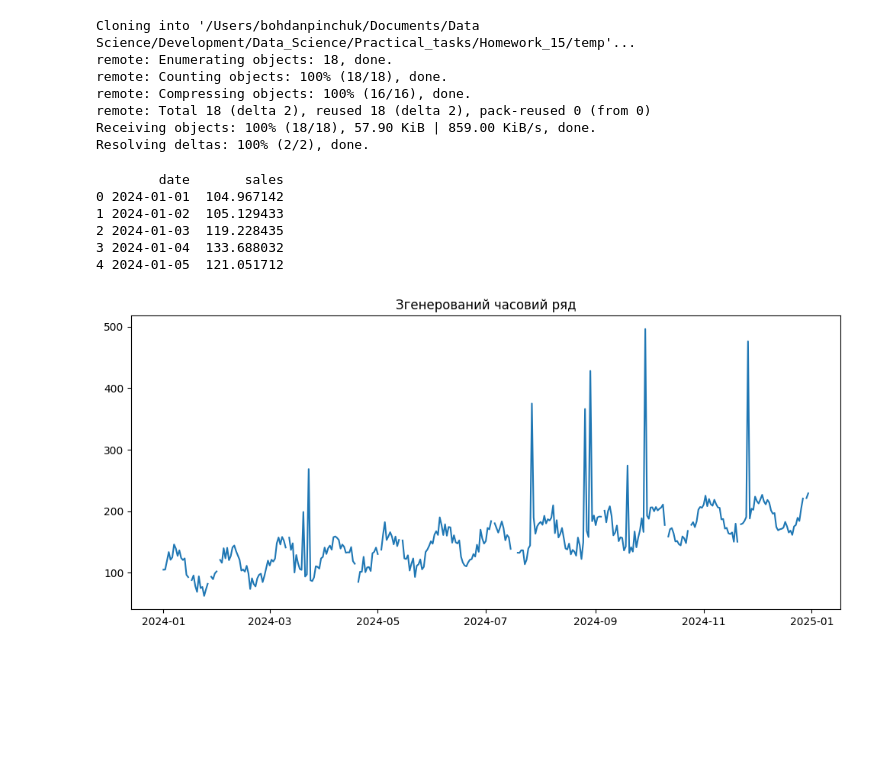
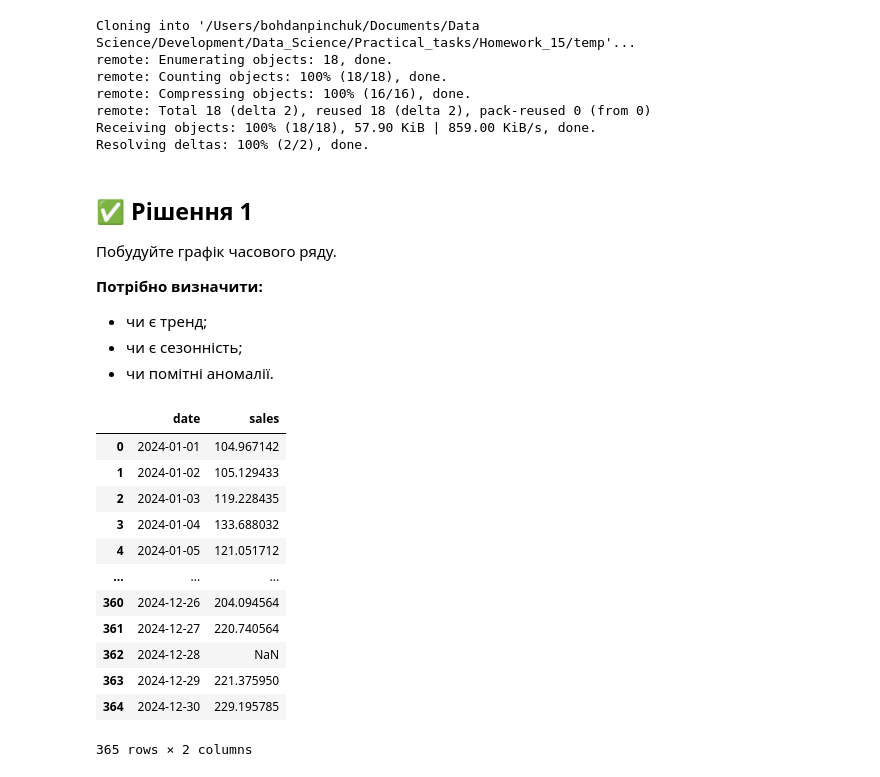
Before and after one commit to BogdanPinchuk/DataScience-PBY_HW15, a Jupyter notebook: Bohdan_Pinchuk_DS_HW15.ipynb, the cells around one changed output. Drawn from its saved outputs; the diff is of its cells as text; code cells hidden in the pictures; blank space fills up the shorter version.

```diff
--- a/Bohdan_Pinchuk_DS_HW15.ipynb
+++ b/Bohdan_Pinchuk_DS_HW15.ipynb
@@ -159,53 +159,71 @@ remote: Compressing objects: 100% (16/16), done.
 remote: Total 18 (delta 2), reused 18 (delta 2), pack-reused 0 (from 0)
 Receiving objects: 100% (18/18), 57.90 KiB | 859.00 KiB/s, done.
 Resolving deltas: 100% (2/2), done.
+# %% [markdown]
+## ✅ Рішення 1
+
+Побудуйте графік часового ряду.
+
+**Потрібно визначити:**
+
+* чи є тренд;
+* чи є сезонність;
+* чи помітні аномалії.
 # %%
+# Data synthesis
+
 import numpy as np
 import pandas as pd
-import matplotlib.pyplot as plt
+from IPython.display import display
 
-np.random.seed(42)
+# Input data
+rng_seed = 42
+use_sign = False
+
+# Solution
+np.random.seed(rng_seed)
 
 # створюємо часову шкалу
 dates = pd.date_range(start='2024-01-01', periods=365, freq='D')
-
 # тренд
 trend = np.linspace(100, 200, len(dates))
-
 # сезонність
 seasonality = 30 * np.sin(2 * np.pi * np.arange(len(dates)) / 30)
-
 # шум
 noise = np.random.normal(0, 10, len(dates))
-
 # базовий ряд
 sales = trend + seasonality + noise
 
 # додаємо пропуски
-missing_idx = np.random.choice(len(dates), size=15, replace=False)
+missing_idx = np.asarray(np.random.choice(len(dates), size=15, replace=False))
 sales[missing_idx] = np.nan
 
 # додаємо аутлаєри
-outlier_idx = np.random.choice(len(dates), size=10, replace=False)
+outlier_idx = np.asarray(np.random.choice(len(dates), size=10, replace=False))
 sales[outlier_idx] *= 2.5
+
+if use_sign:
+    sales[outlier_idx] *= np.random.choice([-1, 1], size=outlier_idx.size)
 
 # створюємо DataFrame
 df = pd.DataFrame({
     'date': dates,
     'sales': sales
 })
 
-print(df.head())
-
-plt.figure(figsize=(12,5))
-plt.plot(df['date'], df['sales'])
-plt.title('Згенерований часовий ряд')
-plt.show()
+# Print results
+display(df)
 # %% [output]
+|  | date | sales |
+| 0 | 2024-01-01 | 104.967142 |
+| 1 | 2024-01-02 | 105.129433 |
+| 2 | 2024-01-03 | 119.228435 |
+| 3 | 2024-01-04 | 133.688032 |
+| 4 | 2024-01-05 | 121.051712 |
+| ... | ... | ... |
+| 360 | 2024-12-26 | 204.094564 |
+| 361 | 2024-12-27 | 220.740564 |
+| 362 | 2024-12-28 | NaN |
+| 363 | 2024-12-29 | 221.375950 |
+| 364 | 2024-12-30 | 229.195785 |
-        date       sales
-0 2024-01-01  104.967142
-1 2024-01-02  105.129433
-2 2024-01-03  119.228435
-3 2024-01-04  133.688032
-4 2024-01-05  121.051712
+365 rows × 2 columns
-[figure, removed]
```
Also changed, not shown: parts of 1 cell of this notebook.
